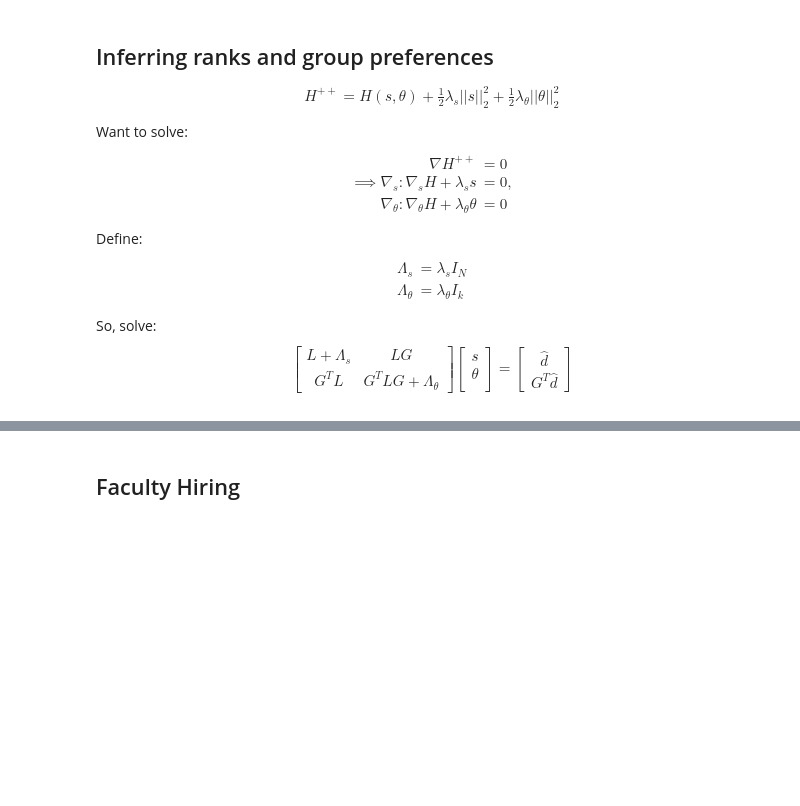
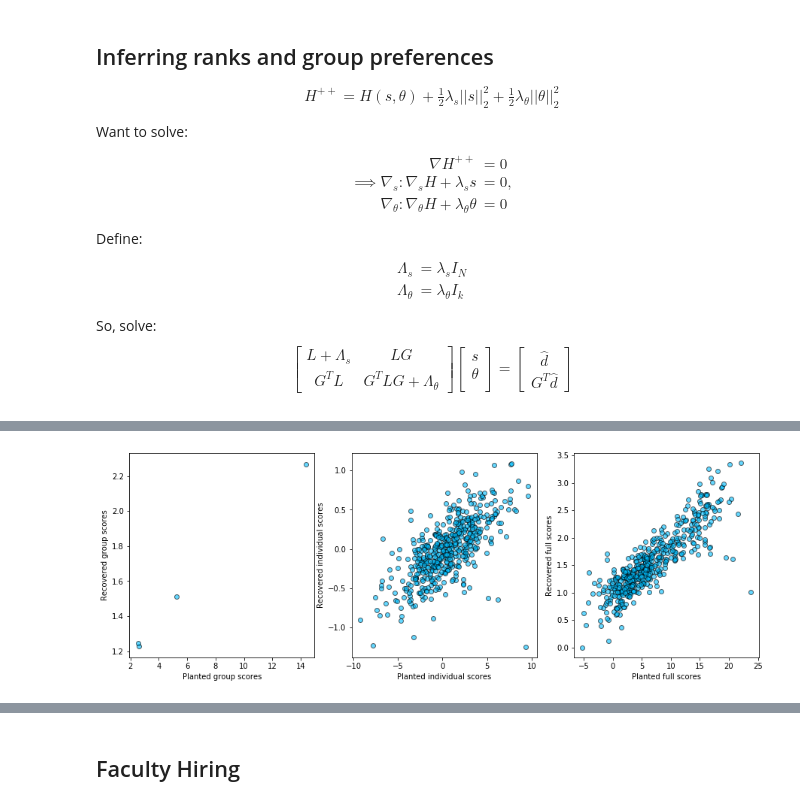
Before and after one commit to AparaV/SpringRankGroups, a Jupyter notebook: api/jupyter/groups.ipynb, the cells around one changed output, grey strips where cells are left out. Saved outputs shown, nothing was run; the diff lists cells and outputs as text; code cells hidden in the pictures; blank space fills up the shorter version.

```diff
--- a/api/jupyter/groups.ipynb
+++ b/api/jupyter/groups.ipynb
@@ -223,0 +102,25 @@ plt.show()
+# %%
+s = sr.SpringRank(A)
+s = tl.shift_ranks(s)
+
+theta = np.matmul(G.T, s) / np.sum(G.T, axis=1)
+
+a = s - np.matmul(G, theta)
+# %%
+fig, ax = plt.subplots(1, 3, figsize=(15, 5))
+
+ax[0].scatter(scores["cat_01"], theta, color="deepskyblue", edgecolor="black", alpha=0.6)
+ax[0].set_xlabel("Planted group scores")
+ax[0].set_ylabel("Recovered group scores")
+
+ax[1].scatter(scores["individual"], a, color="deepskyblue", edgecolor="black", alpha=0.6)
+ax[1].set_xlabel("Planted individual scores")
+ax[1].set_ylabel("Recovered individual scores")
+
+ax[2].scatter(ranks, s, color="deepskyblue", edgecolor="black", alpha=0.6)
+ax[2].set_xlabel("Planted full scores")
+ax[2].set_ylabel("Recovered full scores")
+
+plt.show()
+# %% [output]
+[figure, added]
```
Also changed, not shown: parts of 16 cells of this notebook, 2 other files.
